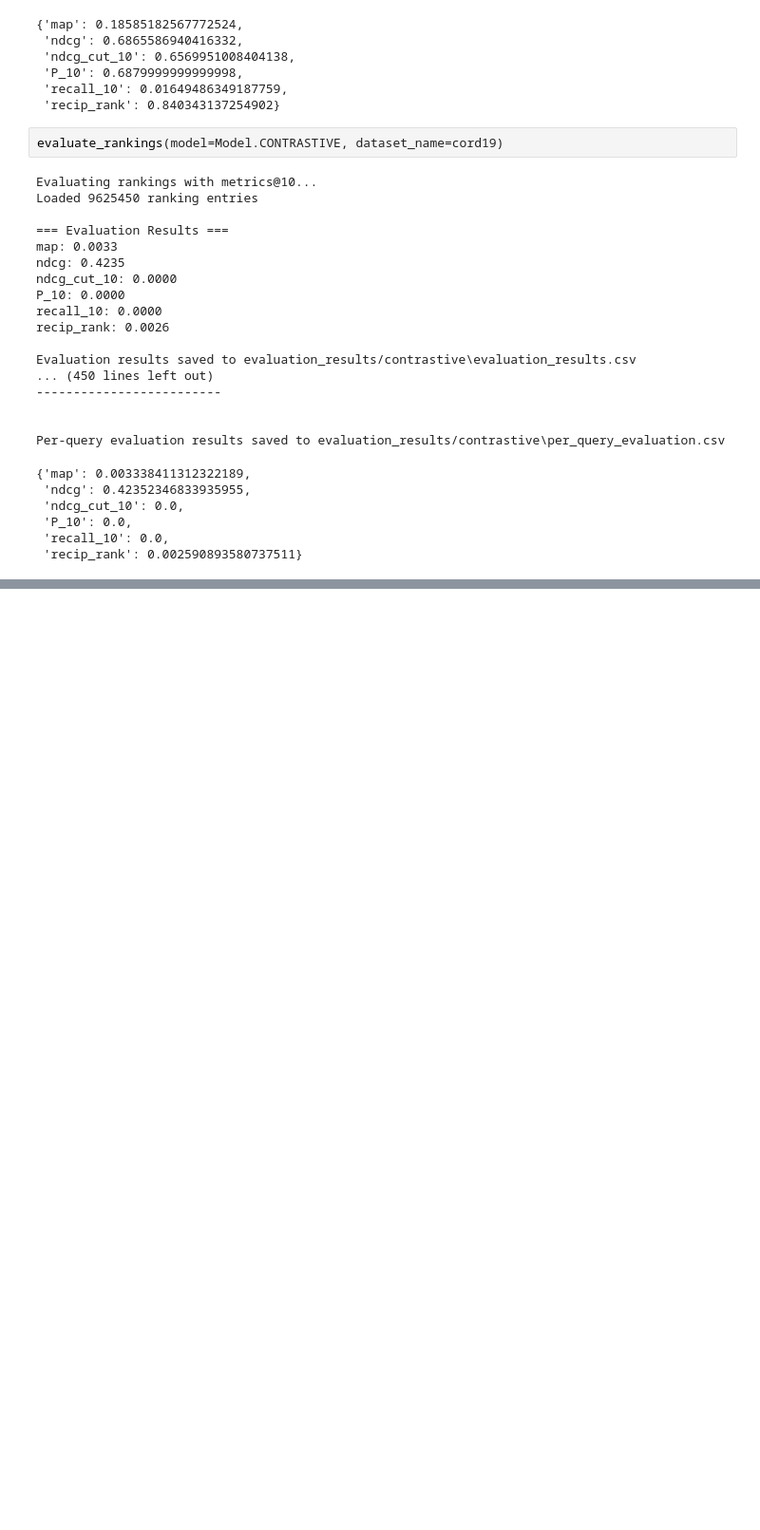
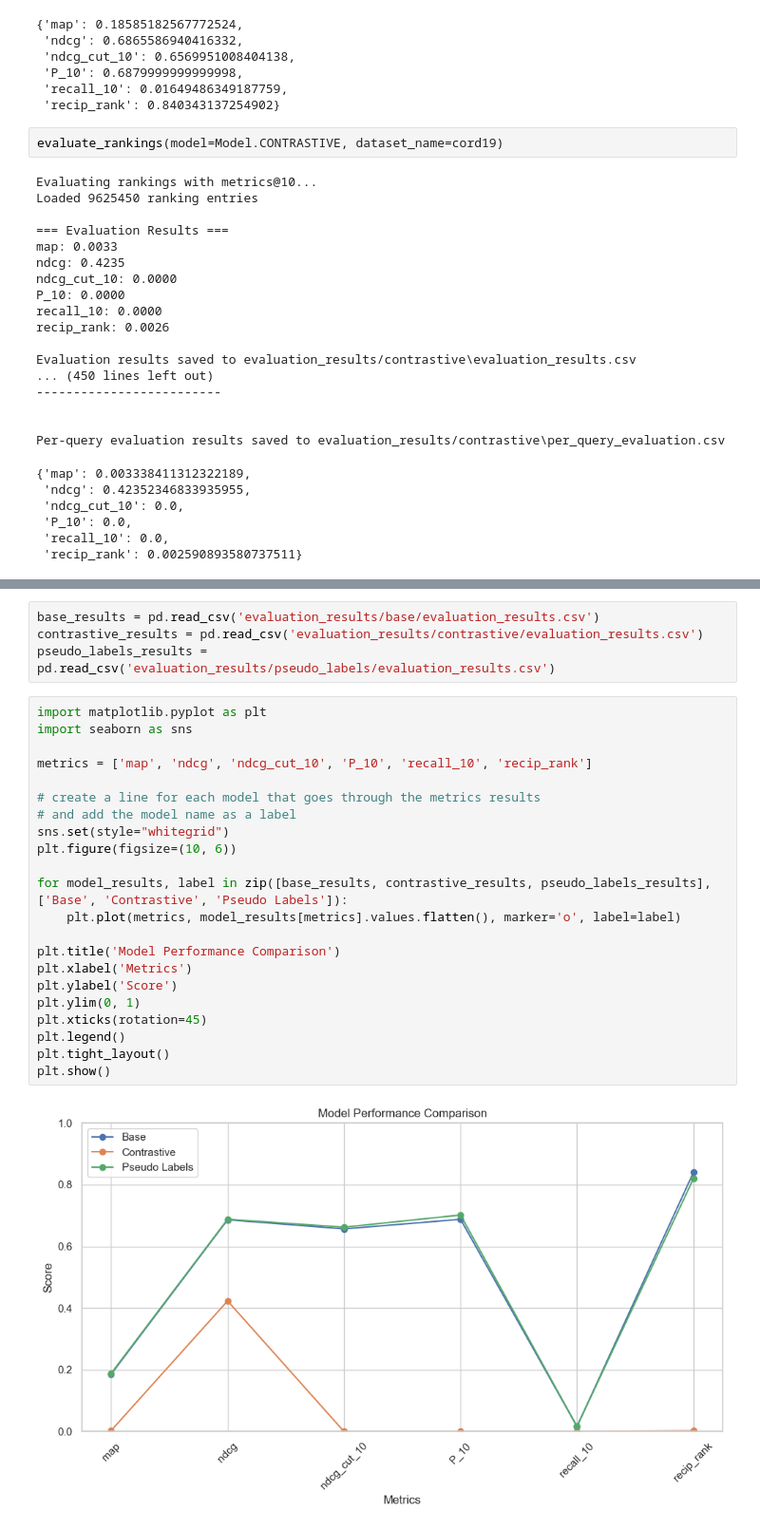
Before and after one commit to vivian0216/ranker_ir, a Jupyter notebook: experiment.ipynb, the cells around one changed output, grey strips where cells are left out. Shown: that part at 95% size. Cells and saved outputs as stored; diff of their text form; blank space fills up the shorter version.

Commit message:
added pseudo labels training and model comparison to notebook

```diff
--- a/experiment.ipynb
+++ b/experiment.ipynb
@@ -146,0 +208,28 @@ Per-query evaluation results saved to evaluation_results/contrastive\per_query_e
+# %%
+base_results = pd.read_csv('evaluation_results/base/evaluation_results.csv')
+contrastive_results = pd.read_csv('evaluation_results/contrastive/evaluation_results.csv')
+pseudo_labels_results = pd.read_csv('evaluation_results/pseudo_labels/evaluation_results.csv')
+# %%
+import matplotlib.pyplot as plt
+import seaborn as sns
+
+metrics = ['map', 'ndcg', 'ndcg_cut_10', 'P_10', 'recall_10', 'recip_rank']
+
+# create a line for each model that goes through the metrics results
+# and add the model name as a label
+sns.set(style="whitegrid")
+plt.figure(figsize=(10, 6))
+
+for model_results, label in zip([base_results, contrastive_results, pseudo_labels_results], ['Base', 'Contrastive', 'Pseudo Labels']):
+    plt.plot(metrics, model_results[metrics].values.flatten(), marker='o', label=label)
+
+plt.title('Model Performance Comparison')
+plt.xlabel('Metrics')
+plt.ylabel('Score')
+plt.ylim(0, 1)
+plt.xticks(rotation=45)
+plt.legend()
+plt.tight_layout()
+plt.show()
+# %% [output]
+[figure, added]
```
Also changed, not shown: parts of 4 cells of this notebook.
